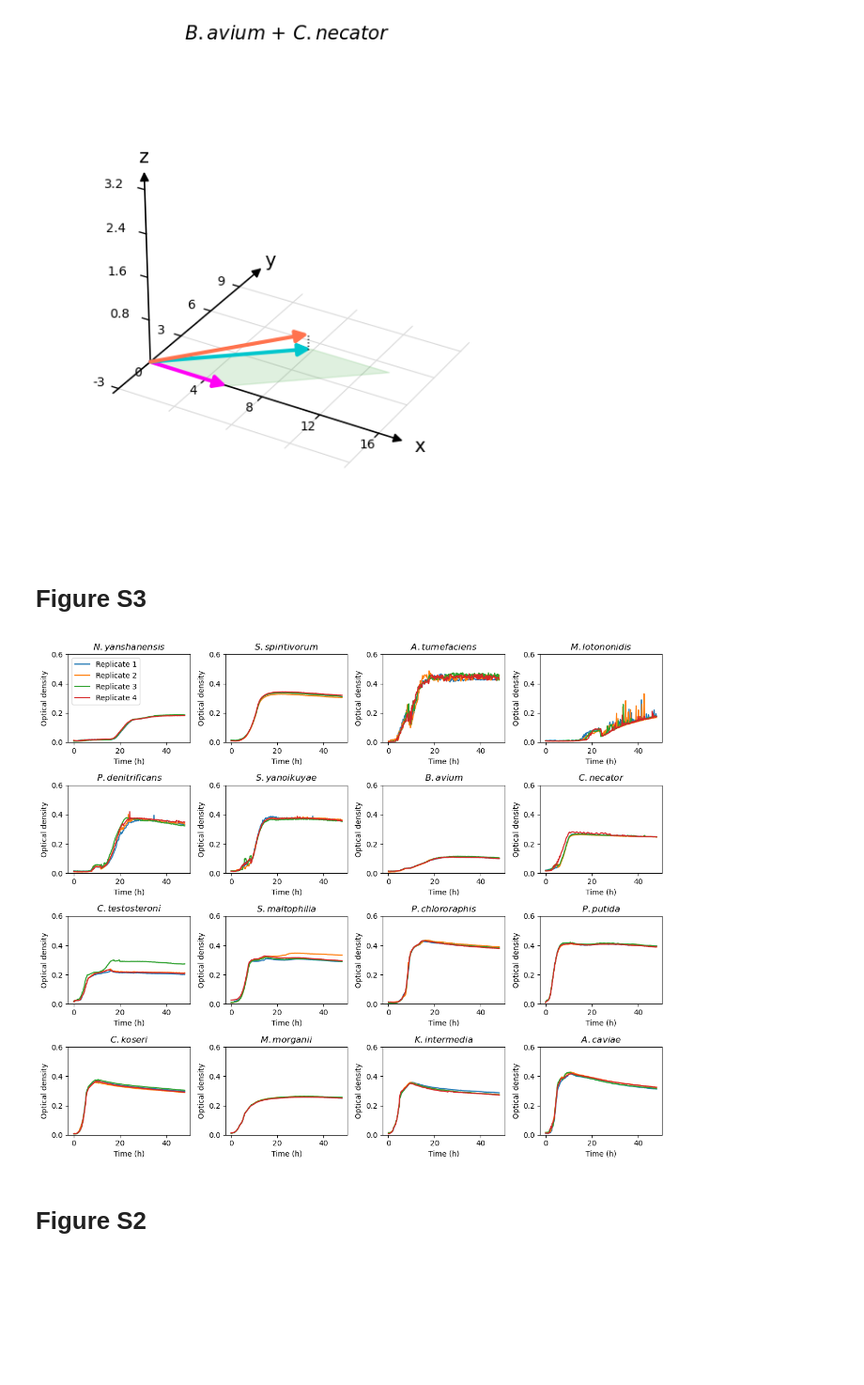
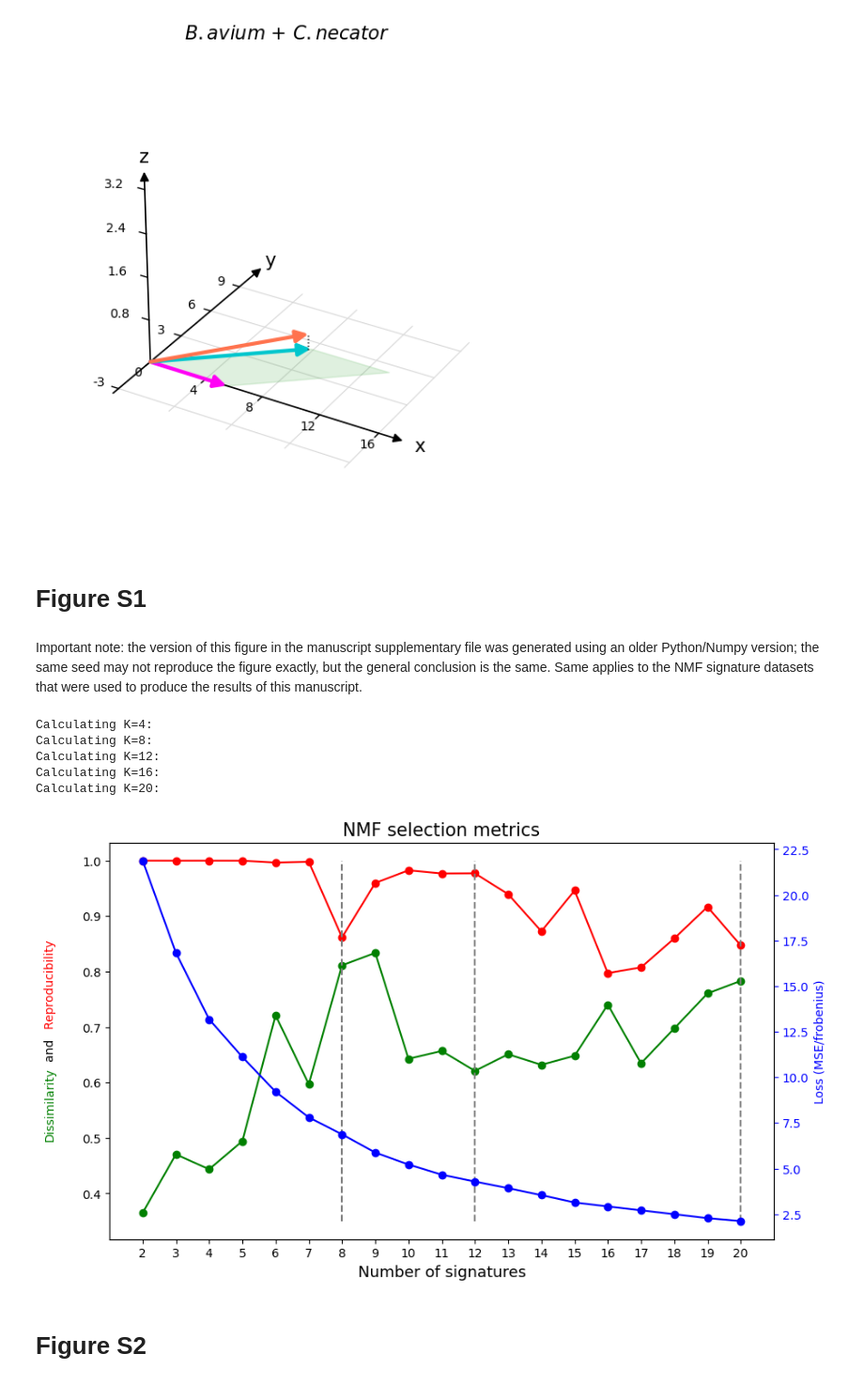
Before and after one commit to dovydask/envi, a Jupyter notebook: notebooks/main.ipynb, the cells around one changed output. Shown at 94% size. Cells and saved outputs as stored; diff of their text form; code cells hidden in the pictures; blank space fills up the shorter version.

Commit message:
Add nmf.py and Figure S1; reordered Supplementary Figs in the notebook

```diff
--- a/notebooks/main.ipynb
+++ b/notebooks/main.ipynb
@@ -759,30 +759,40 @@ data_df = np.log(ep_nmf_nbc_acts_medians.loc[[sp1 + "_m_ep", sp2 + "_m_ep", sp1
 plot_3d(data_df, sp1, sp2, title, xmax=16, ymax=10, ymin=-3.5, zmax=3.2, save_filename=FIGURES_DIR/"Figure_5c_2.pdf")
 # %% [output]
 [figure]
-# %% [markdown]
-# Figure S3
-# %%
-plt.subplots(4, 4, figsize=(12, 10))
-si = 1
-for species in SPECIES_ORDER:
-    plt.subplot(4, 4, si)
-    curves = mono_median_curves.loc[[x for x in mono_median_curves.index if x.split("_")[0] == species]]
-    for i in range(len(curves)):
-        curve = curves.iloc[i] - 0.1
-        time = [x*10/60 for x in range(len(curve))]
-        plt.plot(time, curve, label="Replicate " + str(i+1))
-    plt.xlabel("Time (h)")
-    plt.ylabel("Optical density")
-    plt.title(r"$\it{" + SPECIES_NAMES_SHORT[str(species)] + "}$")
-    plt.ylim(0, 0.6)
-    if species == "3031":
-        plt.legend(loc="upper left")
-    si += 1
-plt.tight_layout()
-plt.savefig(FIGURES_DIR/"Figure_S3.pdf", bbox_inches="tight")
-plt.show()
-# %% [output]
-[figure]
+# %% [markdown]
+# Figure S1
+# %% [markdown]
+Important note: the version of this figure in the manuscript supplementary file was generated using an older Python/Numpy version; the same seed may not reproduce the figure exactly, but the general conclusion is the same. Same applies to the NMF signature datasets that were used to produce the results of this manuscript.
+# %%
+import random
+random_seed = 42
+np.random.seed(random_seed)
+random.seed(random_seed)
+
+# NMR spectra
+d_sub = pd.read_csv(DATA_DIR/"NMR/nmr-raw/NMR_sub.csv", index_col = 0)
+d_sub = d_sub.clip(lower = 0.0001)
+
+# Sample metadata
+d_sub_samples = pd.read_csv(DATA_DIR/"NMR/nmr-raw/NMR_sample_sub.csv", index_col= 0)
+d_sub_samples.index = d_sub_samples["Label"]
+
+# reconstruction by d_sub
+fig, ax = plt.subplots(figsize = (10, 6))
+l, rep, signatures, match = estimate_n_signatures(d_sub, n_sim=50, min_signatures=2, max_signatures=20, return_avg_signatures=False)
+plot_nsig_analysis(d_sub, rep=rep, match=match[:, 0], l=l, ax=ax, original_known=True)
+ax.set_xticks(range(2, 21))
+ax.set_title(f"NMF selection metrics", fontsize = 15)
+ax.vlines([8, 12, 20], 0.35, 1, color = "gray", linestyles = "dashed")
+
+fig.savefig(FIGURES_DIR/"Figure_S1.pdf", bbox_inches='tight')
+# %% [output]
+Calculating K=4:
+Calculating K=8:
+Calculating K=12:
+Calculating K=16:
+Calculating K=20:
+[figure, added]
 # %% [markdown]
 # Figure S2
 # %%
```
Also changed, not shown: parts of 8 cells of this notebook, 26 other files.
